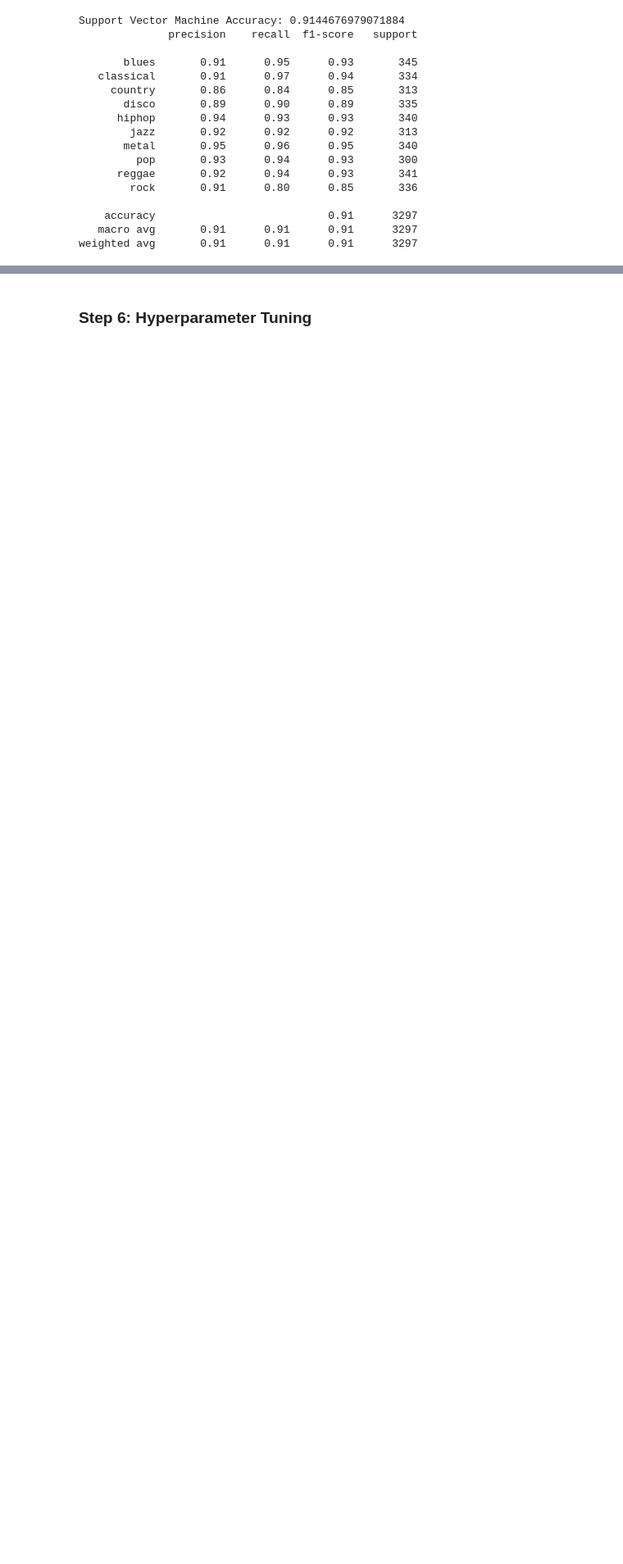
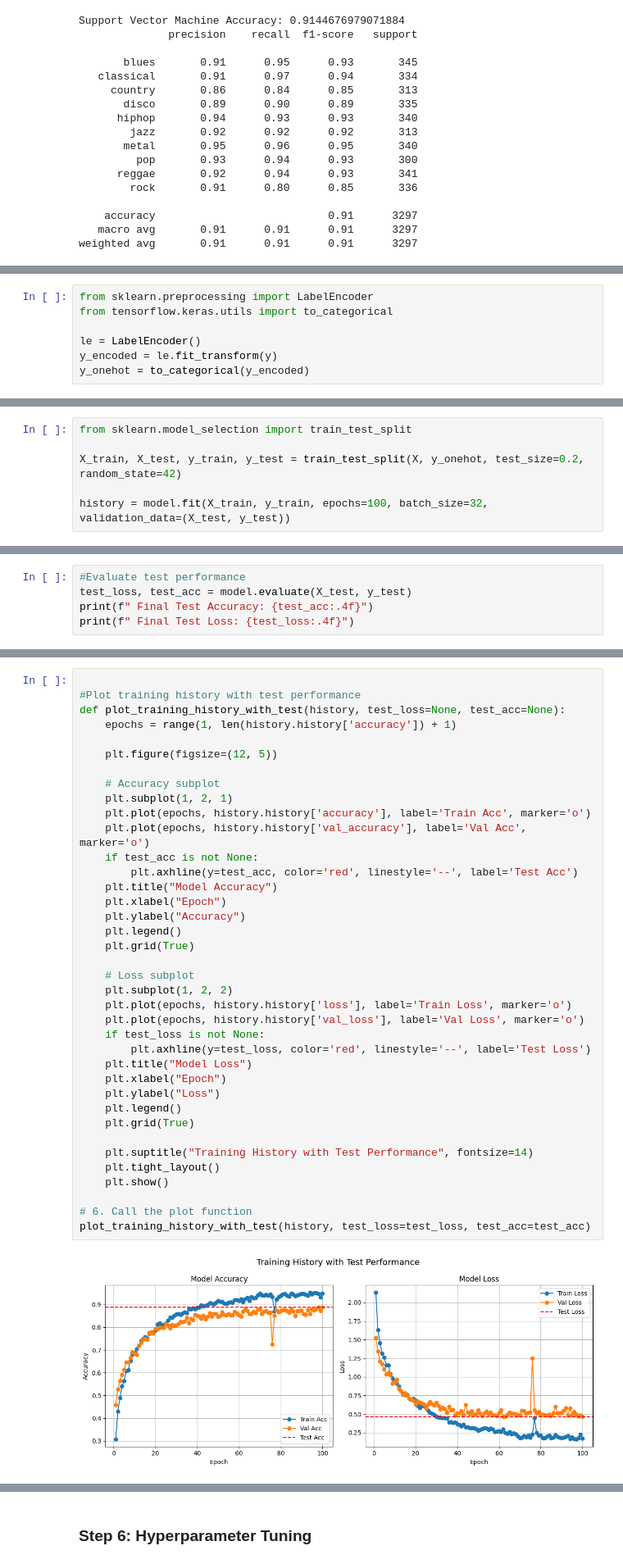
Before and after one commit to Dgonzalez929/nn_deep_learning, a Jupyter notebook: final_project_GTZAN_DL3104.ipynb, the cells around one changed output, grey strips where cells are left out. Shown: that part at 82% size. Saved outputs shown, nothing was run; the diff lists cells and outputs as text; blank space fills up the shorter version.

```diff
--- a/final_project_GTZAN_DL3104.ipynb
+++ b/final_project_GTZAN_DL3104.ipynb
@@ -506,0 +759,7 @@ plt.show()
+# %%
+from sklearn.preprocessing import LabelEncoder
+from tensorflow.keras.utils import to_categorical
+
+le = LabelEncoder()
+y_encoded = le.fit_transform(y)
+y_onehot = to_categorical(y_encoded)
@@ -506,0 +802,6 @@ plt.show()
+# %%
+from sklearn.model_selection import train_test_split
+
+X_train, X_test, y_train, y_test = train_test_split(X, y_onehot, test_size=0.2, random_state=42)
+
+history = model.fit(X_train, y_train, epochs=100, batch_size=32, validation_data=(X_test, y_test))
@@ -506,0 +826,5 @@ plt.show()
+# %%
+#Evaluate test performance
+test_loss, test_acc = model.evaluate(X_test, y_test)
+print(f" Final Test Accuracy: {test_acc:.4f}")
+print(f" Final Test Loss: {test_loss:.4f}")
@@ -506,0 +835,40 @@ plt.show()
+# %%
+
+#Plot training history with test performance
+def plot_training_history_with_test(history, test_loss=None, test_acc=None):
+    epochs = range(1, len(history.history['accuracy']) + 1)
+
+    plt.figure(figsize=(12, 5))
+
+    # Accuracy subplot
+    plt.subplot(1, 2, 1)
+    plt.plot(epochs, history.history['accuracy'], label='Train Acc', marker='o')
+    plt.plot(epochs, history.history['val_accuracy'], label='Val Acc', marker='o')
+    if test_acc is not None:
+        plt.axhline(y=test_acc, color='red', linestyle='--', label='Test Acc')
+    plt.title("Model Accuracy")
+    plt.xlabel("Epoch")
+    plt.ylabel("Accuracy")
+    plt.legend()
+    plt.grid(True)
+
+    # Loss subplot
+    plt.subplot(1, 2, 2)
+    plt.plot(epochs, history.history['loss'], label='Train Loss', marker='o')
+    plt.plot(epochs, history.history['val_loss'], label='Val Loss', marker='o')
+    if test_loss is not None:
+        plt.axhline(y=test_loss, color='red', linestyle='--', label='Test Loss')
+    plt.title("Model Loss")
+    plt.xlabel("Epoch")
+    plt.ylabel("Loss")
+    plt.legend()
+    plt.grid(True)
+
+    plt.suptitle("Training History with Test Performance", fontsize=14)
+    plt.tight_layout()
+    plt.show()
+
+# 6. Call the plot function
+plot_training_history_with_test(history, test_loss=test_loss, test_acc=test_acc)
+# %% [output]
+[figure, added]
```
Also changed, not shown: parts of 25 cells of this notebook, 2 other files.
